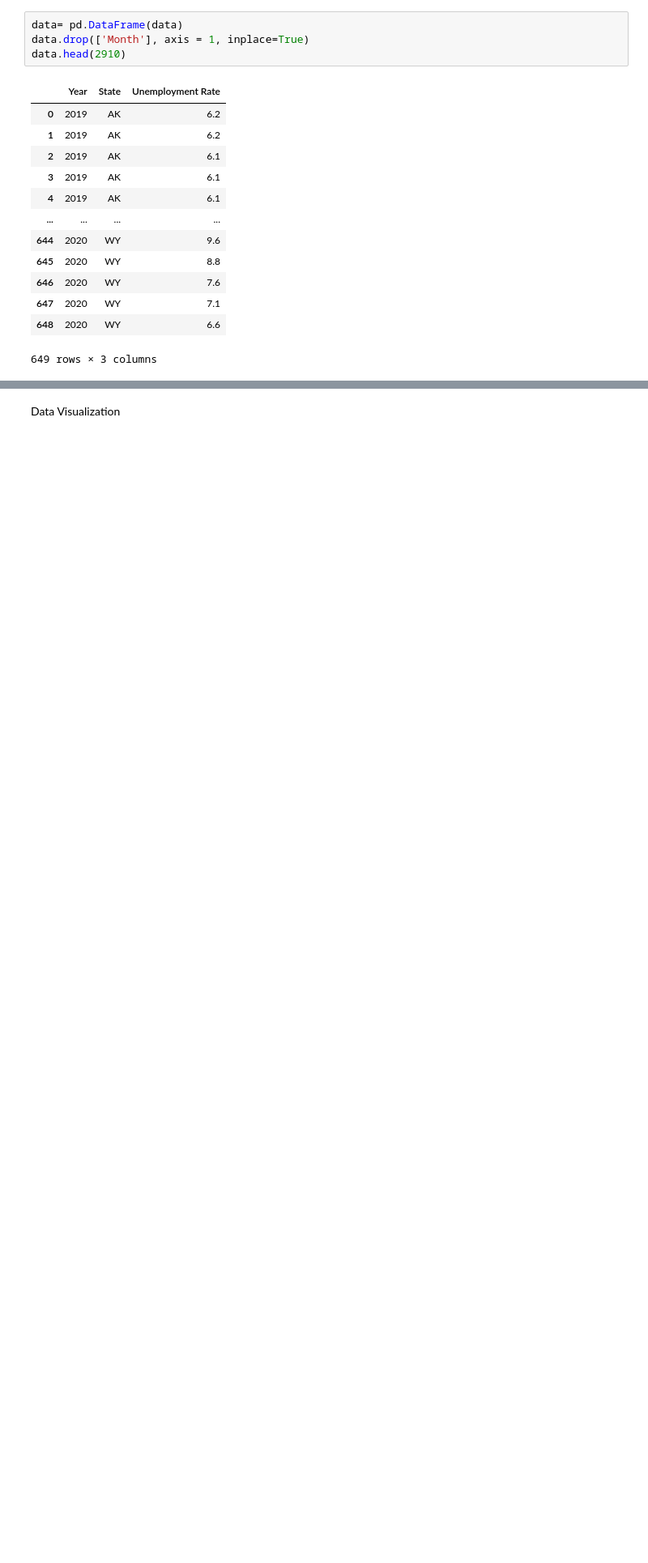
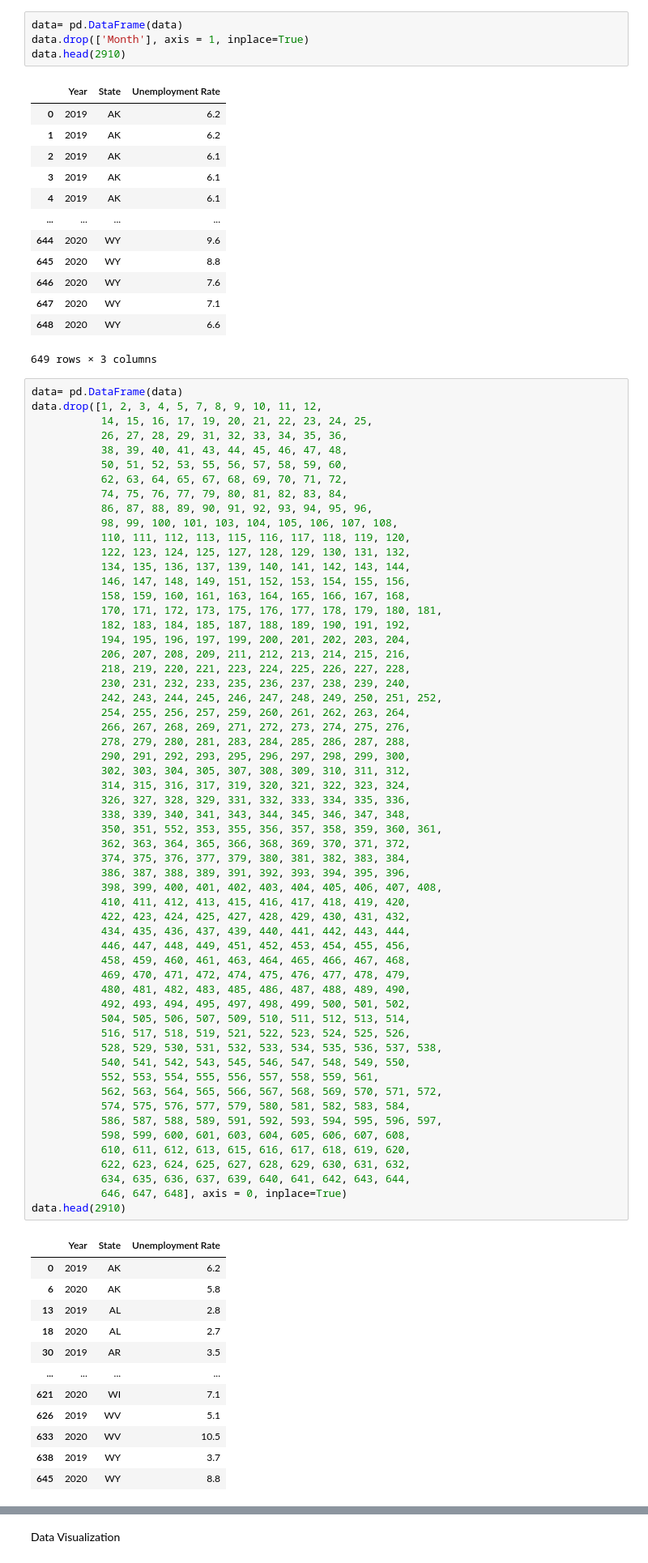
Before and after one commit to maezie19-02475/3206-The-Conquerors, a Jupyter notebook: COVID_19_DESCRIPTIVE_ANALYSIS_INFORMATION_AND_IMPACT_ON_EMPLOYMENT.ipynb, the cells around one changed output, grey strips where cells are left out. Shown at 81% size. Drawn from its saved outputs; the diff is of its cells as text; blank space fills up the shorter version.

```diff
--- a/COVID_19_DESCRIPTIVE_ANALYSIS_INFORMATION_AND_IMPACT_ON_EMPLOYMENT.ipynb
+++ b/COVID_19_DESCRIPTIVE_ANALYSIS_INFORMATION_AND_IMPACT_ON_EMPLOYMENT.ipynb
@@ -256,3 +256,74 @@ data.head(2910)
 | 647 | 2020 | WY | 7.1 |
 | 648 | 2020 | WY | 6.6 |
 649 rows × 3 columns
+# %%
+data= pd.DataFrame(data)
+data.drop([1, 2, 3, 4, 5, 7, 8, 9, 10, 11, 12,
+           14, 15, 16, 17, 19, 20, 21, 22, 23, 24, 25,
+           26, 27, 28, 29, 31, 32, 33, 34, 35, 36,
+           38, 39, 40, 41, 43, 44, 45, 46, 47, 48,
+           50, 51, 52, 53, 55, 56, 57, 58, 59, 60,
+           62, 63, 64, 65, 67, 68, 69, 70, 71, 72,
+           74, 75, 76, 77, 79, 80, 81, 82, 83, 84,
+           86, 87, 88, 89, 90, 91, 92, 93, 94, 95, 96,
+           98, 99, 100, 101, 103, 104, 105, 106, 107, 108,
+           110, 111, 112, 113, 115, 116, 117, 118, 119, 120,
+           122, 123, 124, 125, 127, 128, 129, 130, 131, 132,
+           134, 135, 136, 137, 139, 140, 141, 142, 143, 144,
+           146, 147, 148, 149, 151, 152, 153, 154, 155, 156,
+           158, 159, 160, 161, 163, 164, 165, 166, 167, 168,
+           170, 171, 172, 173, 175, 176, 177, 178, 179, 180, 181,
+           182, 183, 184, 185, 187, 188, 189, 190, 191, 192,
+           194, 195, 196, 197, 199, 200, 201, 202, 203, 204,
+           206, 207, 208, 209, 211, 212, 213, 214, 215, 216,
+           218, 219, 220, 221, 223, 224, 225, 226, 227, 228,
+           230, 231, 232, 233, 235, 236, 237, 238, 239, 240,
+           242, 243, 244, 245, 246, 247, 248, 249, 250, 251, 252,
+           254, 255, 256, 257, 259, 260, 261, 262, 263, 264,
+           266, 267, 268, 269, 271, 272, 273, 274, 275, 276,
+           278, 279, 280, 281, 283, 284, 285, 286, 287, 288,
+           290, 291, 292, 293, 295, 296, 297, 298, 299, 300,
+           302, 303, 304, 305, 307, 308, 309, 310, 311, 312,
+           314, 315, 316, 317, 319, 320, 321, 322, 323, 324,
+           326, 327, 328, 329, 331, 332, 333, 334, 335, 336,
+           338, 339, 340, 341, 343, 344, 345, 346, 347, 348,
+           350, 351, 552, 353, 355, 356, 357, 358, 359, 360, 361,
+           362, 363, 364, 365, 366, 368, 369, 370, 371, 372,
+           374, 375, 376, 377, 379, 380, 381, 382, 383, 384,
+           386, 387, 388, 389, 391, 392, 393, 394, 395, 396,
+           398, 399, 400, 401, 402, 403, 404, 405, 406, 407, 408,
+           410, 411, 412, 413, 415, 416, 417, 418, 419, 420,
+           422, 423, 424, 425, 427, 428, 429, 430, 431, 432,
+           434, 435, 436, 437, 439, 440, 441, 442, 443, 444,
+           446, 447, 448, 449, 451, 452, 453, 454, 455, 456,
+           458, 459, 460, 461, 463, 464, 465, 466, 467, 468,
+           469, 470, 471, 472, 474, 475, 476, 477, 478, 479,
+           480, 481, 482, 483, 485, 486, 487, 488, 489, 490,
+           492, 493, 494, 495, 497, 498, 499, 500, 501, 502,
+           504, 505, 506, 507, 509, 510, 511, 512, 513, 514,
+           516, 517, 518, 519, 521, 522, 523, 524, 525, 526,
+           528, 529, 530, 531, 532, 533, 534, 535, 536, 537, 538,
+           540, 541, 542, 543, 545, 546, 547, 548, 549, 550,
+           552, 553, 554, 555, 556, 557, 558, 559, 561,
+           562, 563, 564, 565, 566, 567, 568, 569, 570, 571, 572,
+           574, 575, 576, 577, 579, 580, 581, 582, 583, 584,
+           586, 587, 588, 589, 591, 592, 593, 594, 595, 596, 597,
+           598, 599, 600, 601, 603, 604, 605, 606, 607, 608,
+           610, 611, 612, 613, 615, 616, 617, 618, 619, 620,
+           622, 623, 624, 625, 627, 628, 629, 630, 631, 632,
+           634, 635, 636, 637, 639, 640, 641, 642, 643, 644,
+           646, 647, 648], axis = 0, inplace=True)
+data.head(2910)
+# %% [output]
+|  | Year | State | Unemployment Rate |
+| 0 | 2019 | AK | 6.2 |
+| 6 | 2020 | AK | 5.8 |
+| 13 | 2019 | AL | 2.8 |
+| 18 | 2020 | AL | 2.7 |
+| 30 | 2019 | AR | 3.5 |
+| ... | ... | ... | ... |
+| 621 | 2020 | WI | 7.1 |
+| 626 | 2019 | WV | 5.1 |
+| 633 | 2020 | WV | 10.5 |
+| 638 | 2019 | WY | 3.7 |
+| 645 | 2020 | WY | 8.8 |
```
Also changed, not shown: parts of 2 cells of this notebook.
